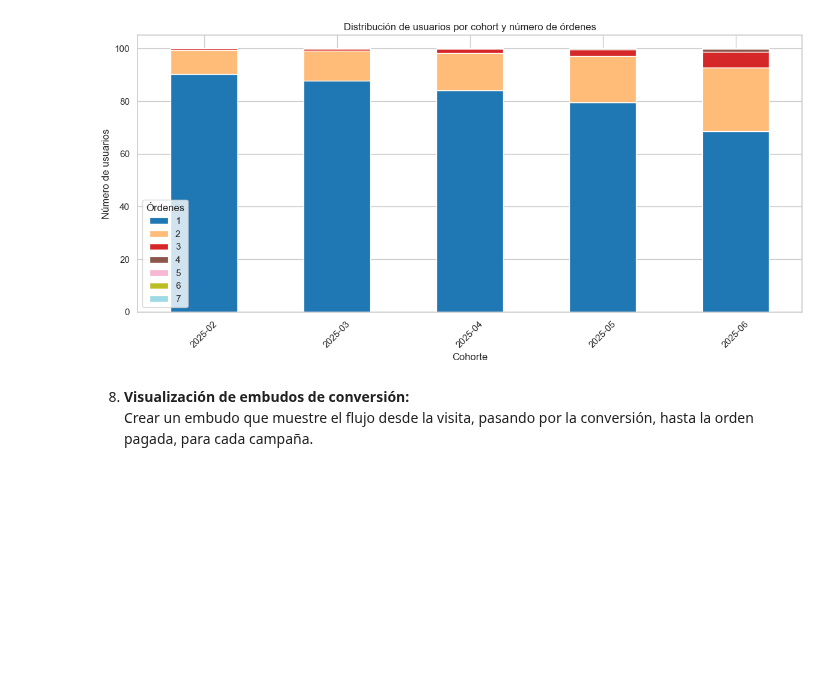
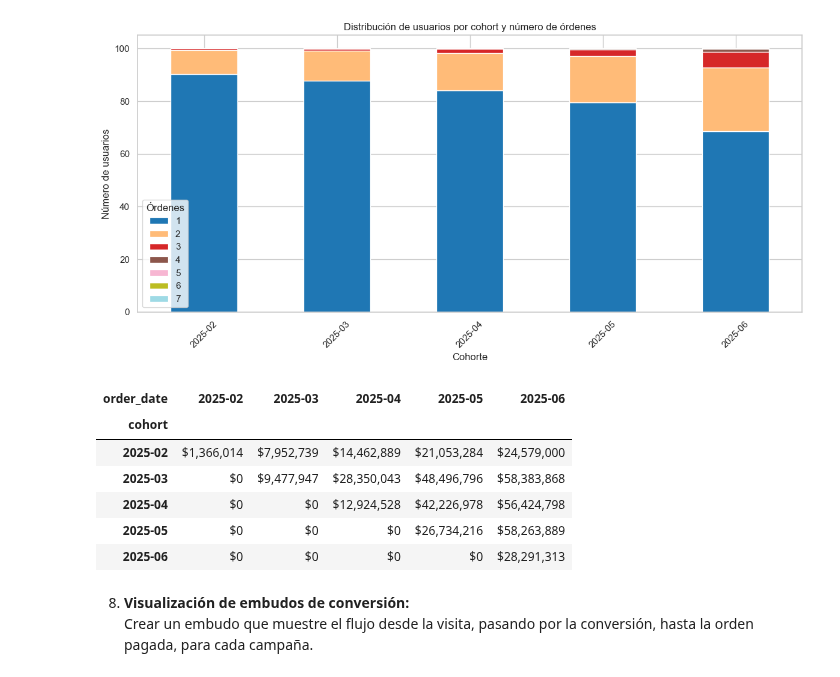
Before and after one commit to zyntonyson/bootcamp_ds_da, a Jupyter notebook: 09-da-analisis-negocio/19-Cohortes_Economia.ipynb, the cells around one changed output. Saved outputs shown, nothing was run; the diff lists cells and outputs as text; code cells hidden in the pictures; blank space fills up the shorter version.

```diff
--- a/09-da-analisis-negocio/19-Cohortes_Economia.ipynb
+++ b/09-da-analisis-negocio/19-Cohortes_Economia.ipynb
@@ -745,6 +714,39 @@ plt.tight_layout()
 plt.show()
 # %% [output]
 [figure]
+# %%
+#LTV por cohorte
+(
+    orders
+        .merge(interactions,on='uuid_user')
+        .assign(
+            cohort = lambda df: pd.to_datetime(df.visit_ts,errors='coerce').dt.strftime('%Y-%m'),
+            order_date = lambda df: pd.to_datetime(df.ts_order,errors='coerce').dt.strftime('%Y-%m')
+        )
+        .query("paid == 1")
+        .groupby(["cohort", "order_date"],as_index=False)
+        .agg(
+            revenue = ('amount','sum')
+        )
+        .pivot_table(
+            index='cohort',
+            columns= 'order_date',
+            values = 'revenue',
+            aggfunc='mean',
+            fill_value=0
+        )
+        .cumsum(axis=1)
+        .style.format("${:,.0f}")
+
+)
+# %% [output]
+| order_date | 2025-02 | 2025-03 | 2025-04 | 2025-05 | 2025-06 |
+| cohort |  |  |  |  |  |
+| 2025-02 | $1,366,014 | $7,952,739 | $14,462,889 | $21,053,284 | $24,579,000 |
+| 2025-03 | $0 | $9,477,947 | $28,350,043 | $48,496,796 | $58,383,868 |
+| 2025-04 | $0 | $0 | $12,924,528 | $42,226,978 | $56,424,798 |
+| 2025-05 | $0 | $0 | $0 | $26,734,216 | $58,263,889 |
+| 2025-06 | $0 | $0 | $0 | $0 | $28,291,313 |
 # %% [markdown]
 8. **Visualización de embudos de conversión:**
     Crear un embudo que muestre el flujo desde la visita, pasando por la conversión, hasta la orden pagada, para cada campaña.
```
Also changed, not shown: parts of 23 cells of this notebook.
